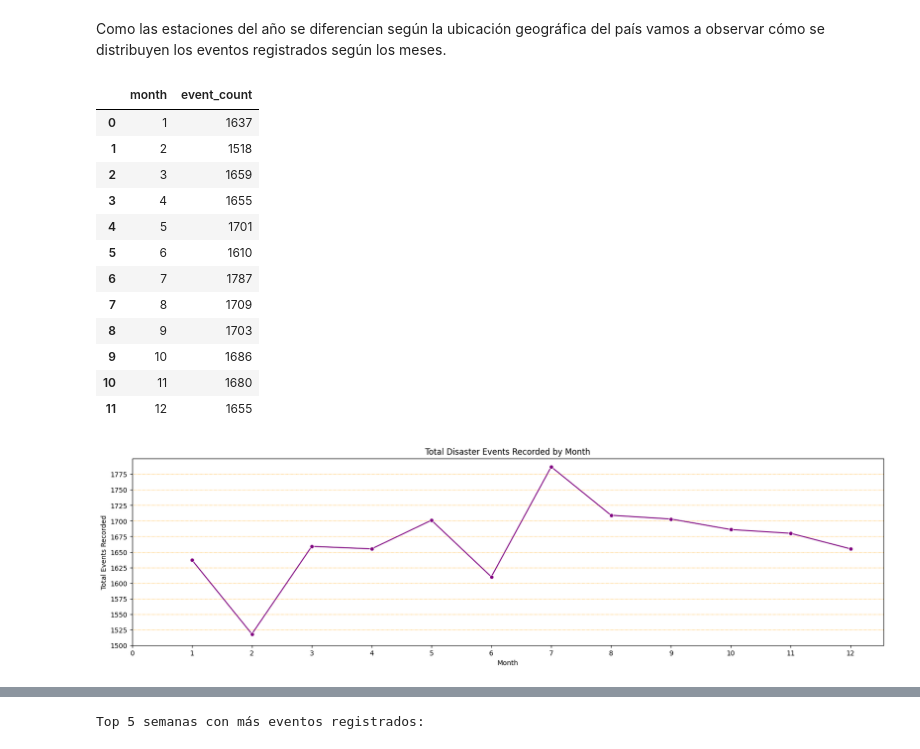
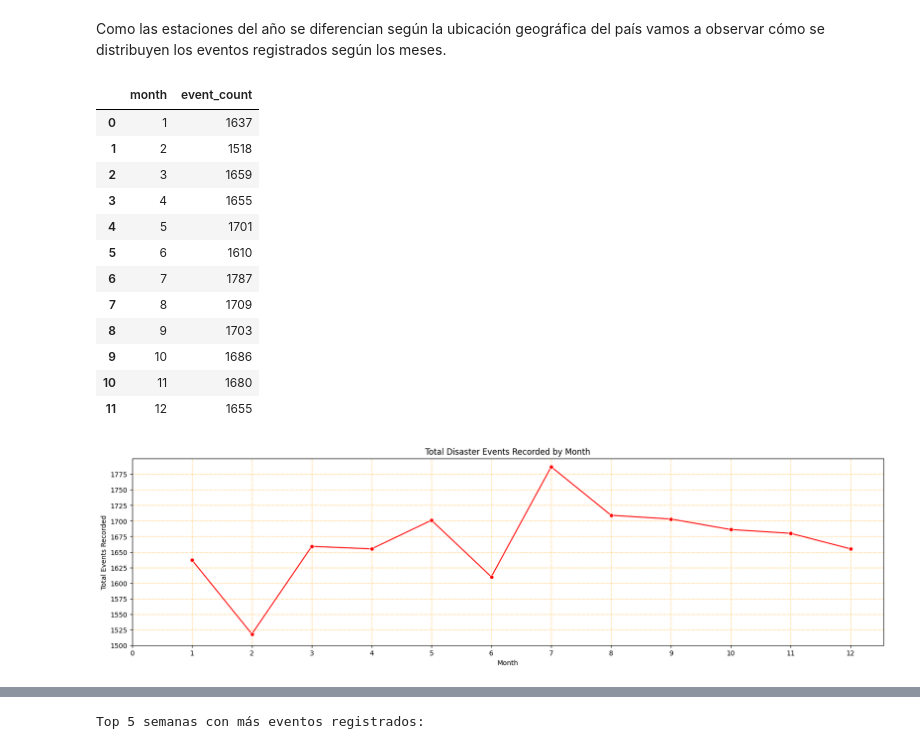
Before and after one commit to ailinalvarez/natural_disaster, a Jupyter notebook: disaster_event.ipynb, the cells around one changed output, grey strips where cells are left out. Drawn from its saved outputs; the diff is of its cells as text; code cells hidden in the pictures.

```diff
--- a/disaster_event.ipynb
+++ b/disaster_event.ipynb
@@ -222,34 +212,35 @@ Como las estaciones del año se diferencian según la ubicación geográfica del
 # %%
 #frecuencia de eventos totales registrados por mes
 data_clean['month'] = data_clean['date'].dt.month
 eventos_por_mes = data_clean.groupby('month')['disaster_type'].count().reset_index()
 eventos_por_mes = eventos_por_mes.rename(columns={'disaster_type': 'event_count'})
 display(eventos_por_mes)
 
 #graficamos la frecuencia de eventos por mes
 plt.figure(figsize=(20,5))
-sns.lineplot(data=eventos_por_mes, x='month', y='event_count', marker='o', color='purple')
+sns.lineplot(data=eventos_por_mes, x='month', y='event_count', marker='o', color='red')
 plt.title('Total Disaster Events Recorded by Month')
 plt.xlabel('Month')
 plt.ylabel('Total Events Recorded')
 plt.grid(axis='y', color='orange', linestyle=':', linewidth=0.7)
+plt.grid(axis='x', color='orange', linestyle=':', linewidth=0.7)
 plt.xticks(range(0, 13, 1))
 plt.yticks(range(1500, 1800, 25));
 # %% [output]
 |  | month | event_count |
 | 0 | 1 | 1637 |
 | 1 | 2 | 1518 |
 | 2 | 3 | 1659 |
 | 3 | 4 | 1655 |
 | 4 | 5 | 1701 |
 | 5 | 6 | 1610 |
 | 6 | 7 | 1787 |
 | 7 | 8 | 1709 |
 | 8 | 9 | 1703 |
 | 9 | 10 | 1686 |
 | 10 | 11 | 1680 |
 | 11 | 12 | 1655 |
-[figure, old version]
+[figure, new version]
 # %%
 #observamos la distribución de eventos a través de los meses del año
 season_country = season_country.sort_values(by='month_name',
```
Also changed, not shown: parts of 18 cells of this notebook, 2 other files.
